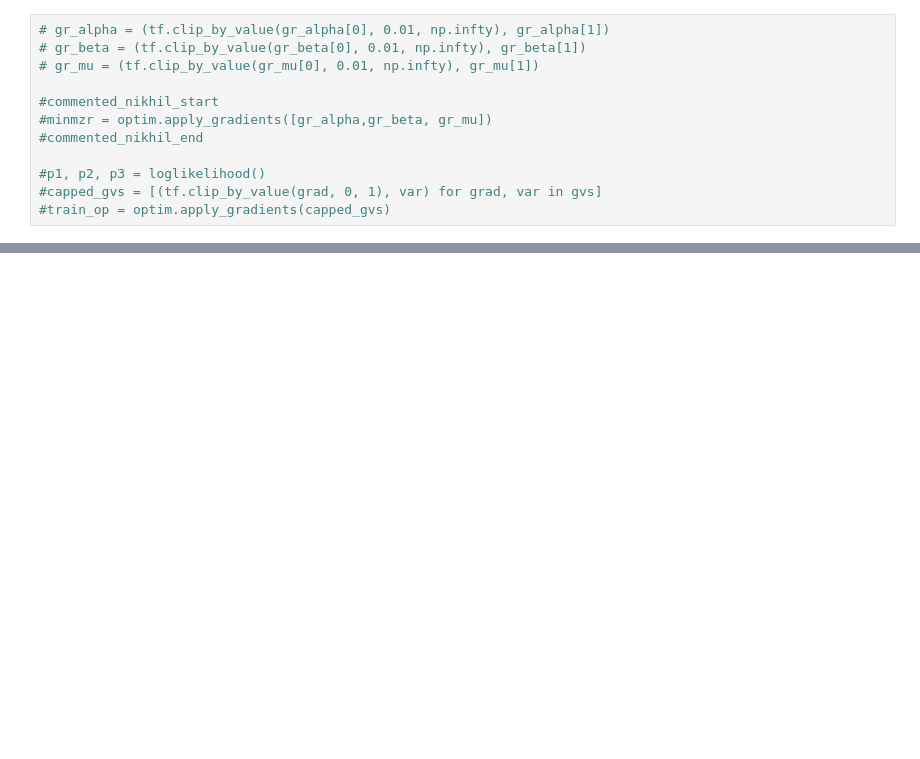
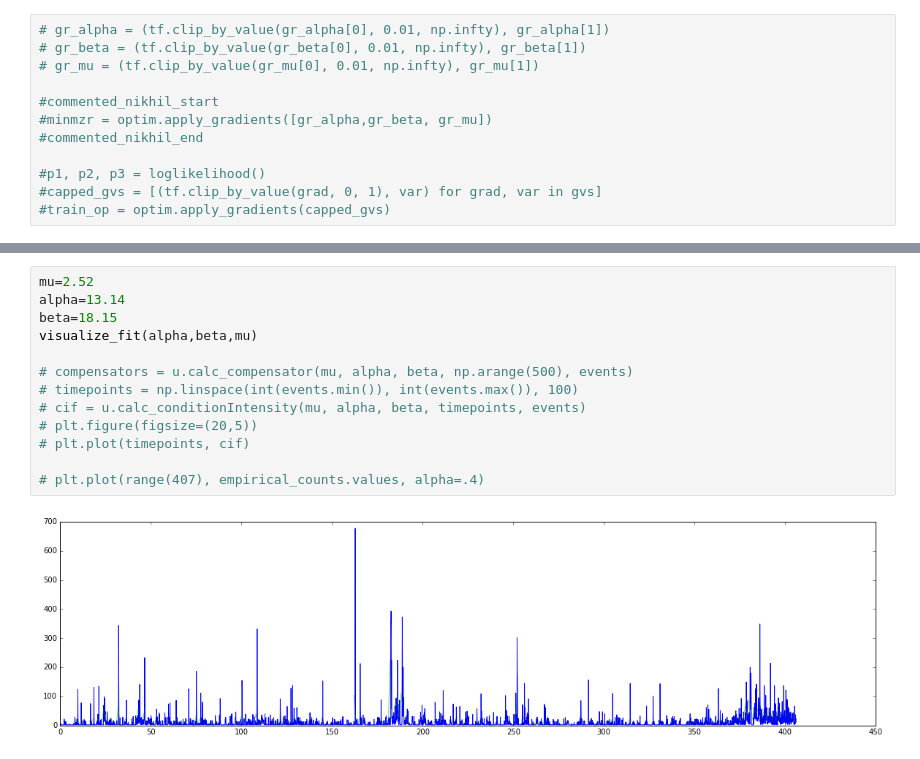
Before and after one commit to raihan2108/PointProcess, a Jupyter notebook: scratch_3.ipynb, the cells around one changed output, grey strips where cells are left out. Drawn from its saved outputs; the diff is of its cells as text; blank space fills up the shorter version.

```diff
--- a/scratch_3.ipynb
+++ b/scratch_3.ipynb
@@ -214,0 +234,15 @@ plt.legend(["alpha","beta"])
+# %%
+mu=2.52
+alpha=13.14
+beta=18.15
+visualize_fit(alpha,beta,mu)
+
+# compensators = u.calc_compensator(mu, alpha, beta, np.arange(500), events)
+# timepoints = np.linspace(int(events.min()), int(events.max()), 100)
+# cif = u.calc_conditionIntensity(mu, alpha, beta, timepoints, events)
+# plt.figure(figsize=(20,5))
+# plt.plot(timepoints, cif)
+
+# plt.plot(range(407), empirical_counts.values, alpha=.4)
+# %% [output]
+[figure, added]
```
Also changed, not shown: parts of 27 cells of this notebook, 21 other files.
